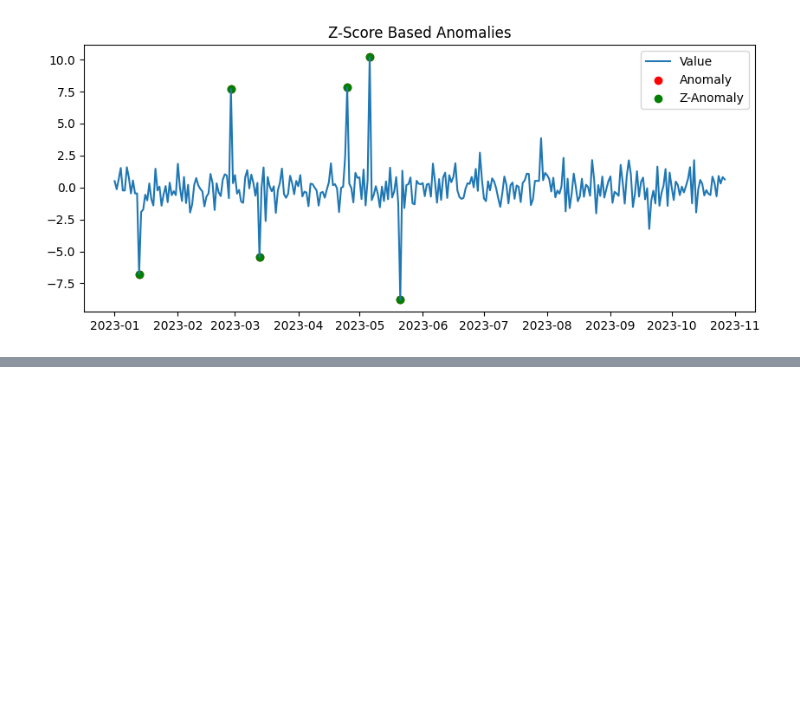
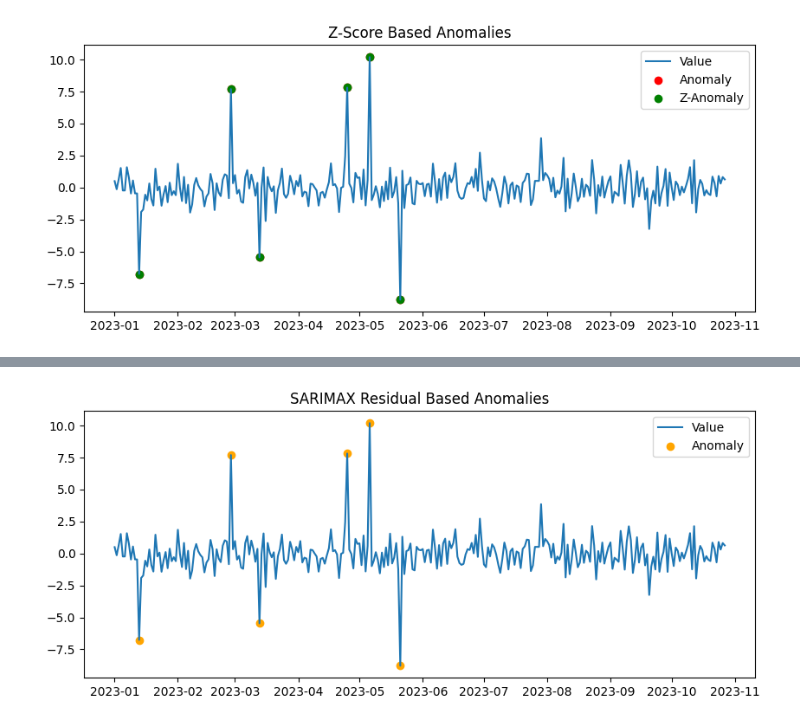
Before and after one commit to mark-s-williamson/Learning-Journal, a Jupyter notebook: Monitoring/anomaly_detection.ipynb, the cells around one changed output, grey strips where cells are left out. Cells and saved outputs as stored; diff of their text form; code cells hidden in the pictures; blank space fills up the shorter version.

```diff
--- a/Monitoring/anomaly_detection.ipynb
+++ b/Monitoring/anomaly_detection.ipynb
@@ -98,0 +118,18 @@ plt.show()
+# %%
+model = SARIMAX(df['value'],
+                order=(1, 0, 1),
+                seasonal_order=(0, 0, 0, 0))
+results = model.fit(disp=False)
+df['residuals'] = results.resid
+threshold = 3 * np.std(df['residuals'])
+df['sarimax_anomaly'] = abs(df['residuals']) > threshold
+
+# Visualise
+plt.figure(figsize=(10, 4))
+plt.plot(df['date'], df['value'], label='Value')
+plt.scatter(df.loc[df['sarimax_anomaly'], 'date'], df.loc[df['sarimax_anomaly'], 'value'], color='orange', label='Anomaly')
+plt.title('SARIMAX Residual Based Anomalies')
+plt.legend()
+plt.show()
+# %% [output]
+[figure, added]
```
Also changed, not shown: parts of 2 cells of this notebook.
